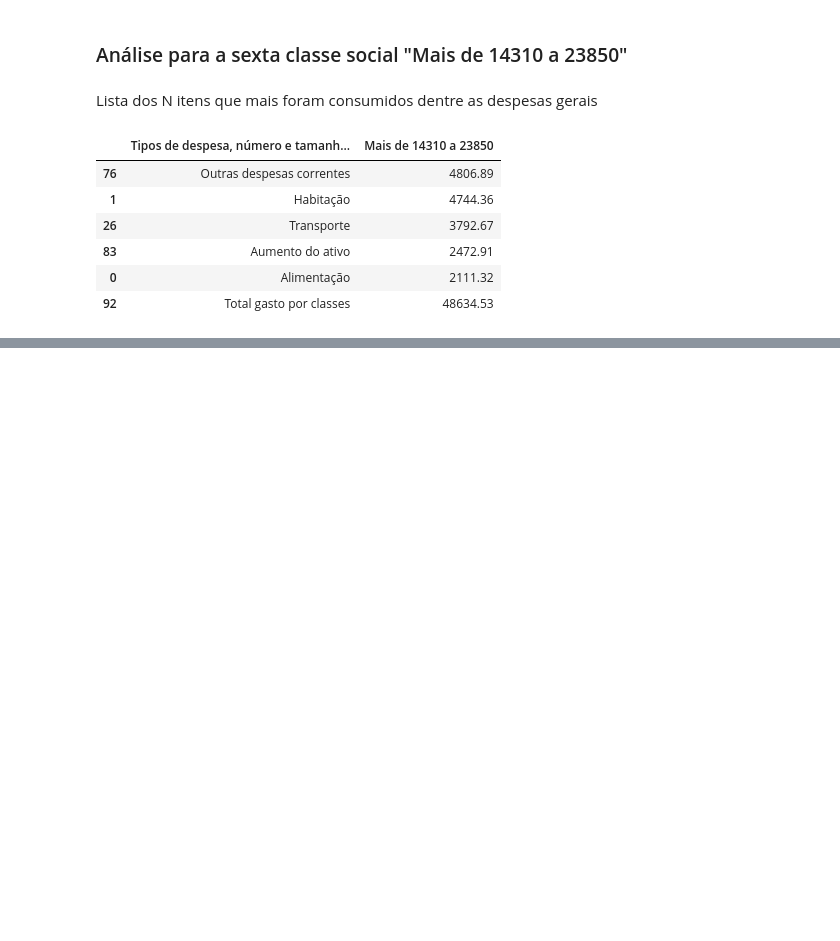
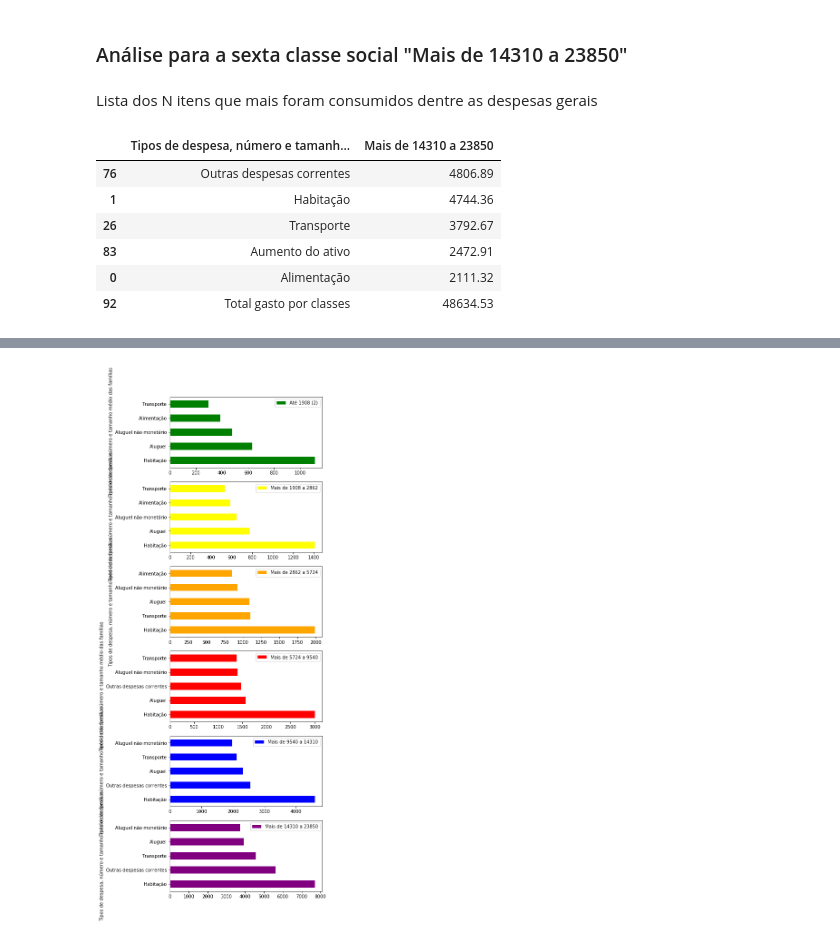
Before and after one commit to brunomarram/trabalho-dados, a Jupyter notebook: src/parte3/analise_exploratoria_por_classe_e_estado.ipynb, the cells around one changed output, grey strips where cells are left out. Cells and saved outputs as stored; diff of their text form; code cells hidden in the pictures; blank space fills up the shorter version.

```diff
--- a/src/parte3/analise_exploratoria_por_classe_e_estado.ipynb
+++ b/src/parte3/analise_exploratoria_por_classe_e_estado.ipynb
@@ -200,0 +220,17 @@ plot_todos_graficos_barras_lista_top_N_itens(df_despesas, qtd_top_itens, cores)
+# %%
+def getEstado(estado):
+    #realiza tratamento de todas as células discutidas no topo
+    nome_arquivo_despesas = "../dados-limpos/aquisicao_por_classe_de_rendimento_e_estado/%s/dados-limpos/%s_tipos_despesas.csv" % (estado, estado)
+    df_despesas = carregar_dataset_e_converter_dados(nome_arquivo_despesas)
+    df_despesas = df_despesas.drop(columns=['Total'])
+    df_despesas = df_despesas.drop(columns=['Despesa monetária e não monetária média mensal familiar (R$)'])
+    df_despesas = df_despesas.drop([0, 1, 2]).reset_index(drop=True)
+    df_despesas = retorna_dataset_com_soma_colunas_classes_sociais(df_despesas)
+
+    return df_despesas
+
+#plotando para São Paulo
+df = getEstado("SP")
+plot_todos_graficos_barras_lista_top_N_itens(df, qtd_top_itens, cores)
+# %% [output]
+[figure, added]
```
Also changed, not shown: parts of 21 cells of this notebook.
